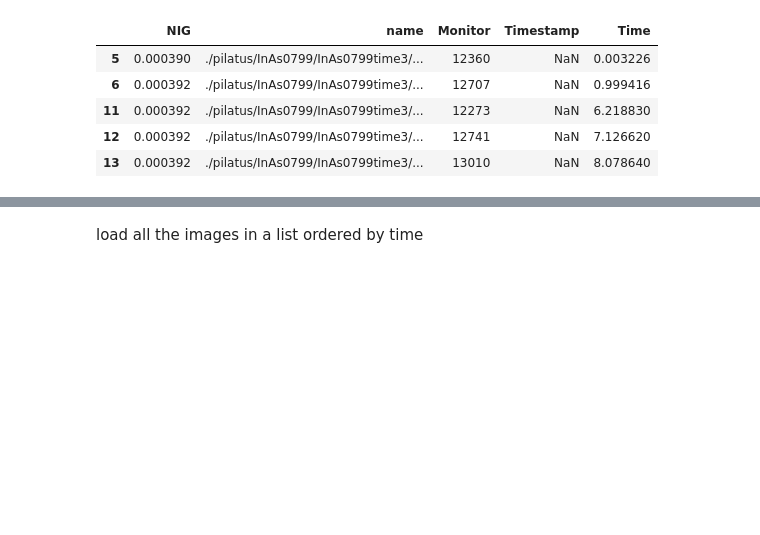
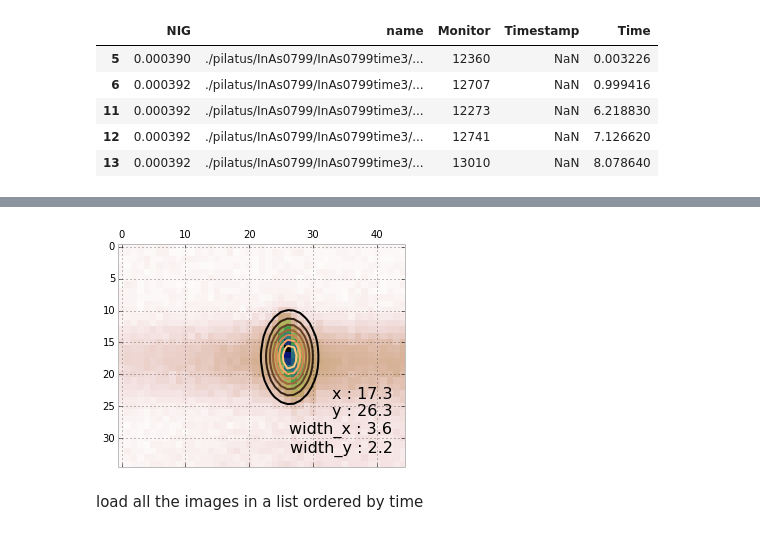
Before and after one commit to giulioungaretti/SPring8, a Jupyter notebook: Napkin.ipynb, the cells around one changed output, grey strips where cells are left out. Drawn from its saved outputs; the diff is of its cells as text; code cells hidden in the pictures; blank space fills up the shorter version.

```diff
--- a/Napkin.ipynb
+++ b/Napkin.ipynb
@@ -127,3 +168,25 @@ image = image[70:125,90:370]
+# %%
+data =  image
+matshow(data, cmap=cm.gist_earth_r)
+
+params = fitgaussian(data)
+fit = gaussian(*params)
+
+contour(fit(*indices(data.shape)), cmap=cm.copper)
+ax = gca()
+(height, x, y, width_x, width_y) = params
+
+text(0.95, 0.05, """
+x : %.1f
+y : %.1f
+width_x : %.1f
+width_y : %.1f""" %(x, y, width_x, width_y),
+        fontsize=16, horizontalalignment='right',
+        verticalalignment='bottom', transform=ax.transAxes)
+
+show()
+# %% [output]
+[figure, added]
 # %% [markdown]
 load all the images in a list ordered by time
 # %%
```
Also changed, not shown: parts of 14 cells of this notebook.
